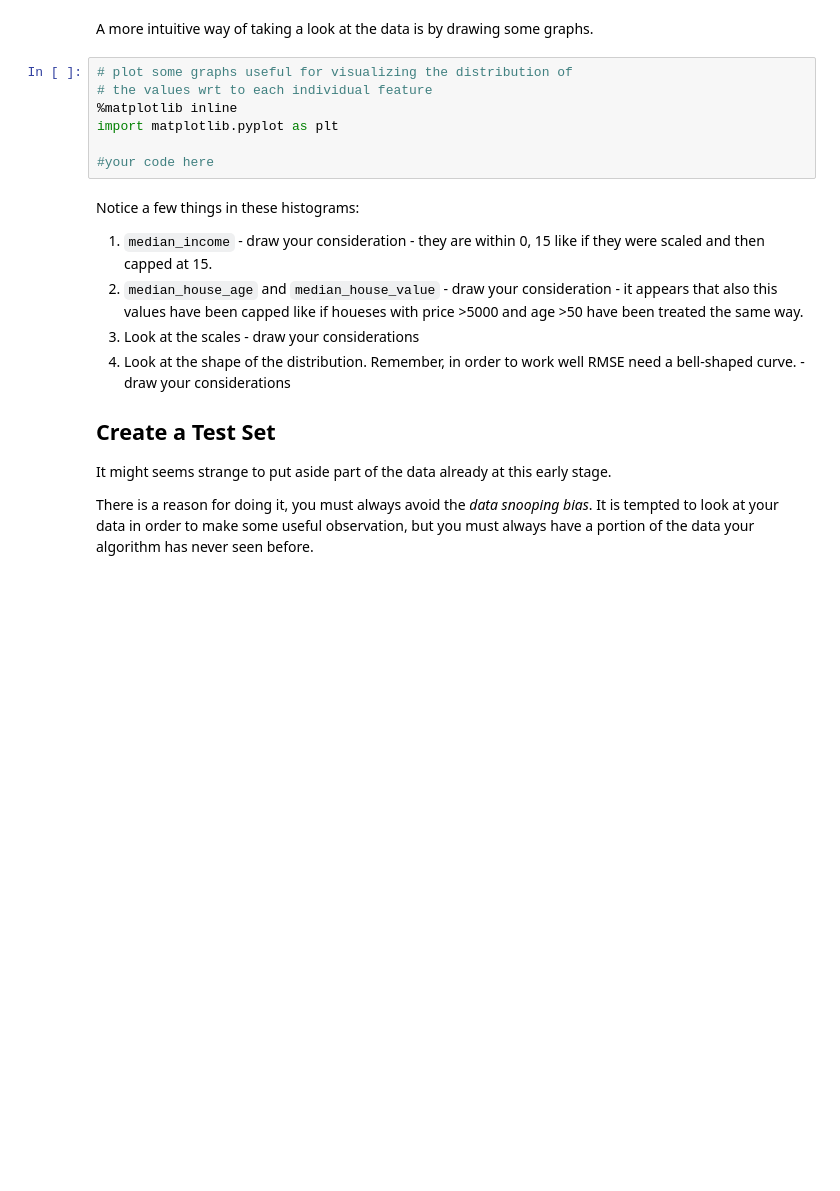
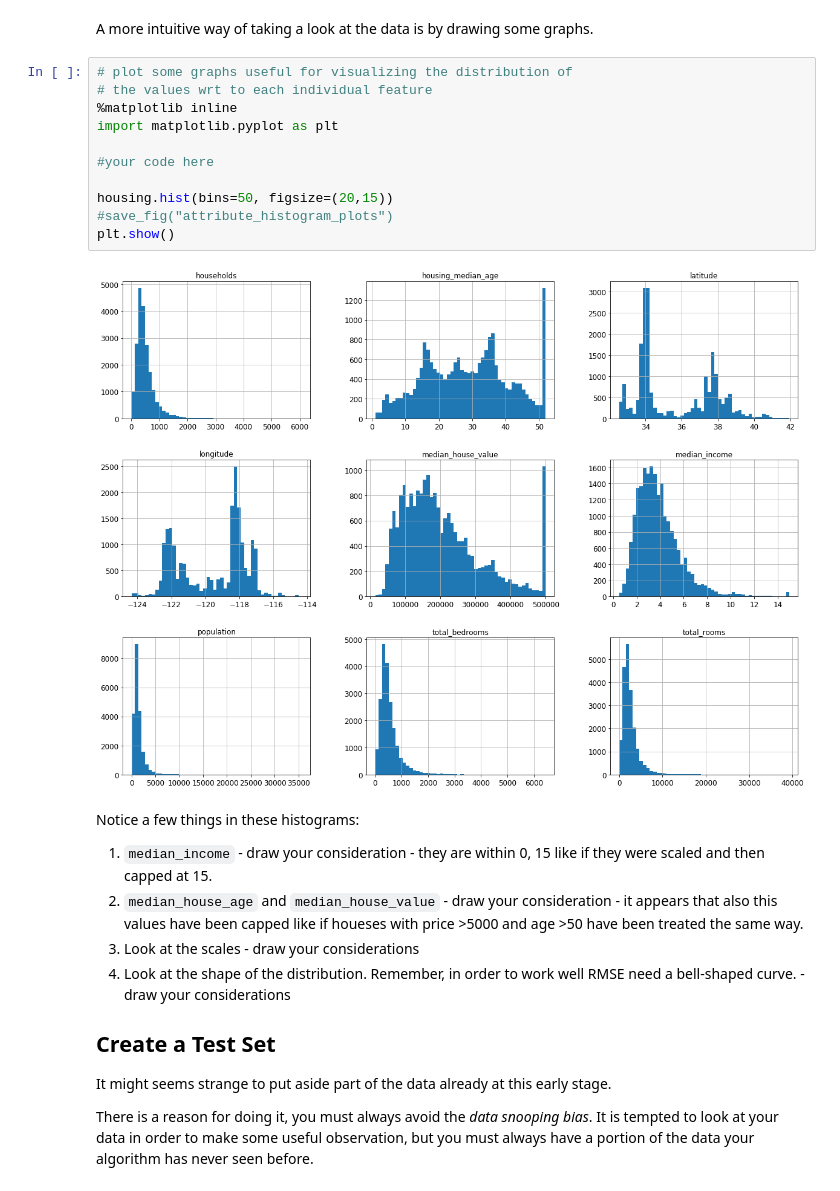
Before and after one commit to acalio/Data-Mining-Course, a Jupyter notebook: Lecture 5/Lecture 5.ipynb, the cells around one changed output. Drawn from its saved outputs; the diff is of its cells as text; blank space fills up the shorter version.

```diff
--- a/Lecture 5/Lecture 5.ipynb
+++ b/Lecture 5/Lecture 5.ipynb
@@ -188,10 +228,16 @@ A more intuitive way of taking a look at the data is by drawing some graphs.
 # %%
 # plot some graphs useful for visualizing the distribution of
 # the values wrt to each individual feature
 %matplotlib inline
 import matplotlib.pyplot as plt
 
 #your code here
+
+housing.hist(bins=50, figsize=(20,15))
+#save_fig("attribute_histogram_plots")
+plt.show()
+# %% [output]
+[figure, added]
 # %% [markdown]
 Notice a few things in these histograms:
 
```
Also changed, not shown: parts of 85 cells of this notebook, 4 other files.
